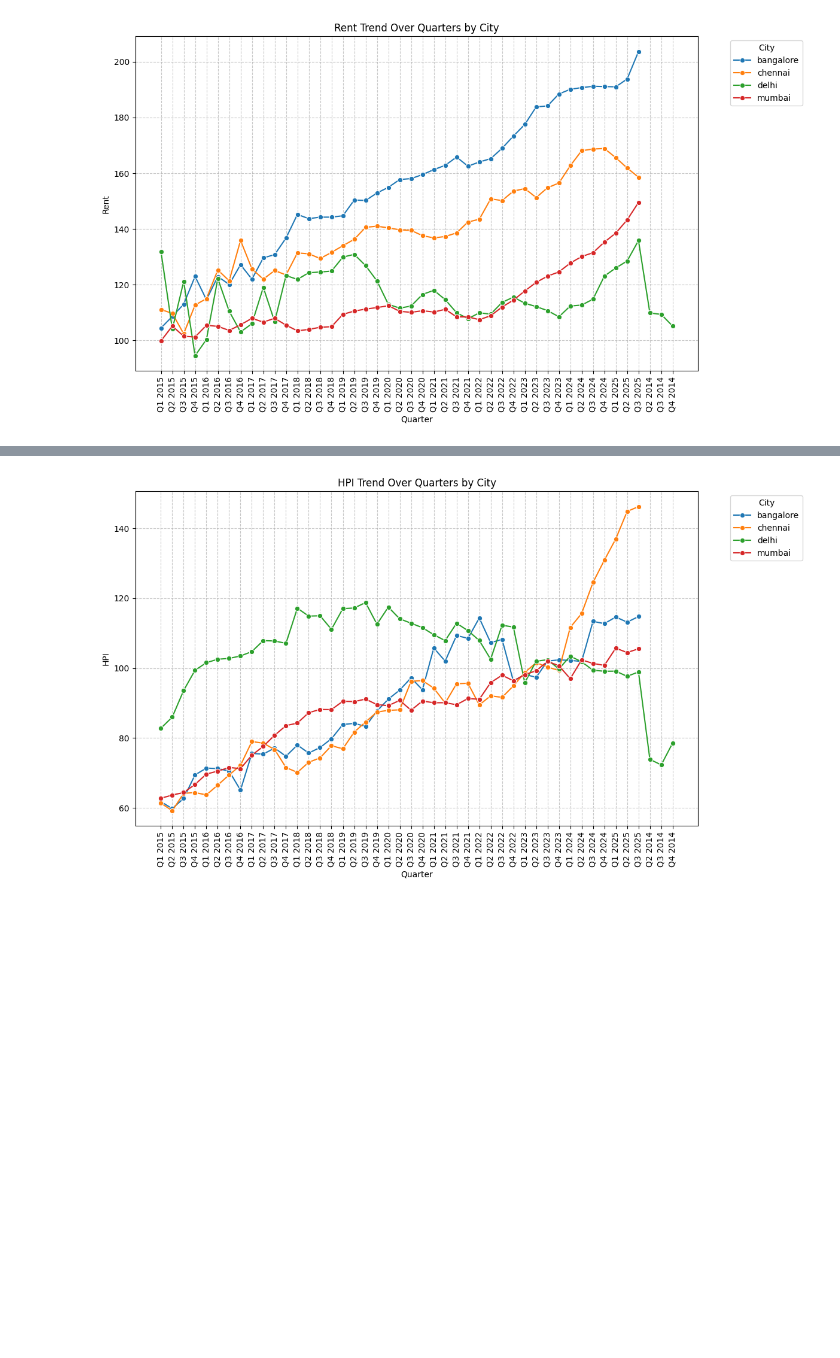
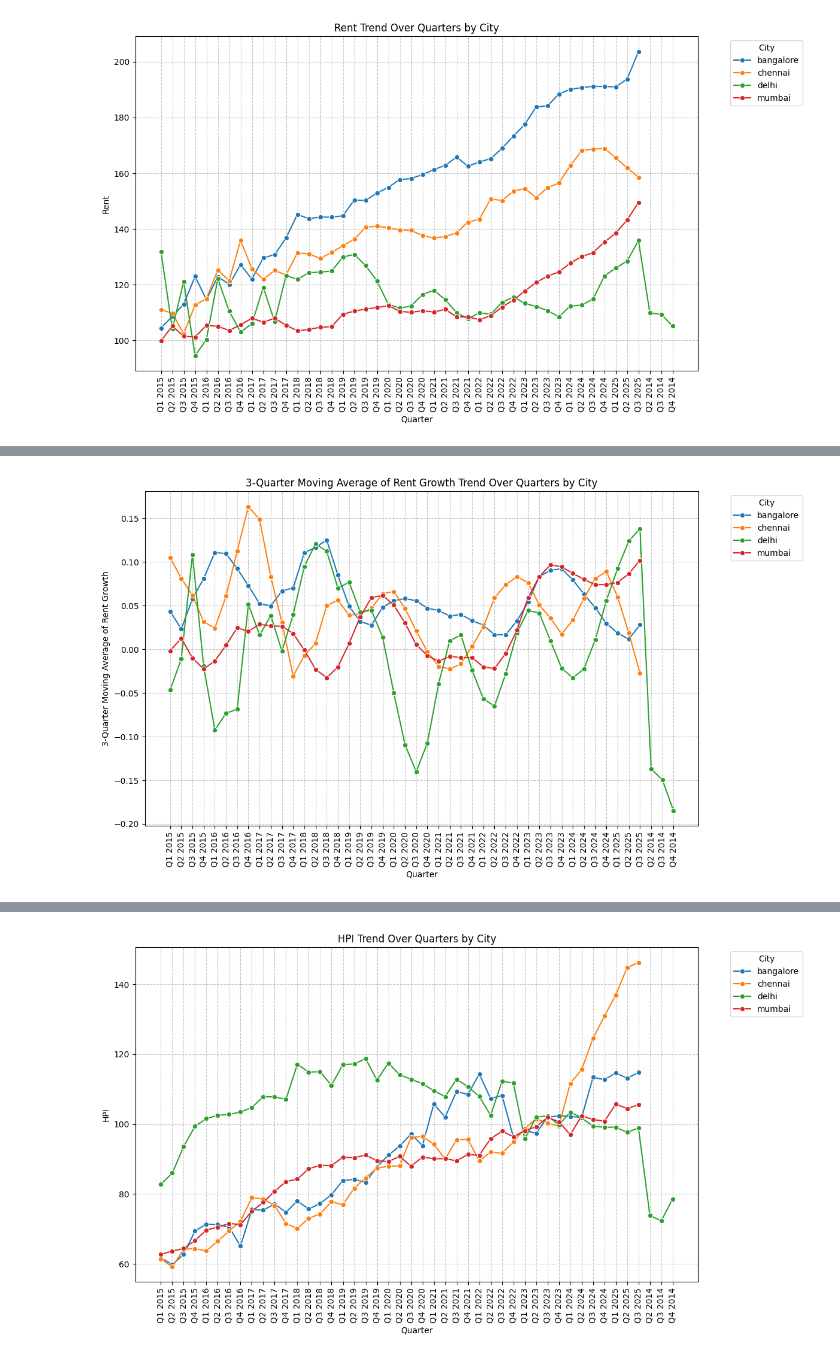
Before and after one commit to smonodeep/DynamicValuationGovernance, a Jupyter notebook: 1_Exploratory_Analysis.ipynb, the cells around one changed output, grey strips where cells are left out. Drawn from its saved outputs; the diff is of its cells as text; code cells hidden in the pictures; blank space fills up the shorter version.

```diff
--- a/1_Exploratory_Analysis.ipynb
+++ b/1_Exploratory_Analysis.ipynb
@@ -111,0 +165,29 @@ plt.show()
+# %%
+# Ensure 'year_quarter' and 'regime' are defined if not already
+# (Assuming these transformations might be needed for other parts of df within this cell's context
+#  or for future use, as the original notebook defines them earlier)
+# If these are not used within this specific plot, they can be omitted.
+# However, to be safe and ensure df is fully prepared as intended by earlier cells:
+if 'year_quarter' not in df.columns:
+    df['year_quarter'] = df['quarter'].str.extract(r'Q(\d) (\d{4})').astype(int).pipe(lambda x: x[1] * 4 + x[0] - 1)
+    df = df.sort_values(by=['city', 'year_quarter'])
+
+# Calculate rent_growth if it doesn't exist (assuming this might be a derived column needed for MA)
+# This is a placeholder; usually, you'd ensure previous cells run or add all dependencies.
+# For this specific error (df not defined), just defining df is the direct fix.
+# The earlier notebook state implies 'rent_growth' and 'valuation_gap' already exist in df.
+
+df['rent_growth_ma3'] = df.groupby('city')['rent_growth'].transform(lambda x: x.rolling(window=3, min_periods=1).mean())
+
+plt.figure(figsize=(12, 7))
+sns.lineplot(x='quarter', y='rent_growth_ma3', hue='city', data=df, marker='o')
+plt.title('3-Quarter Moving Average of Rent Growth Trend Over Quarters by City')
+plt.ylabel('3-Quarter Moving Average of Rent Growth')
+plt.xlabel('Quarter')
+plt.xticks(rotation=90)
+plt.grid(True, linestyle='--', alpha=0.7)
+plt.legend(title='City', bbox_to_anchor=(1.05, 1), loc='upper left')
+plt.tight_layout()
+plt.show()
+# %% [output]
+[figure, added]
```
Also changed, not shown: parts of 13 cells of this notebook.
